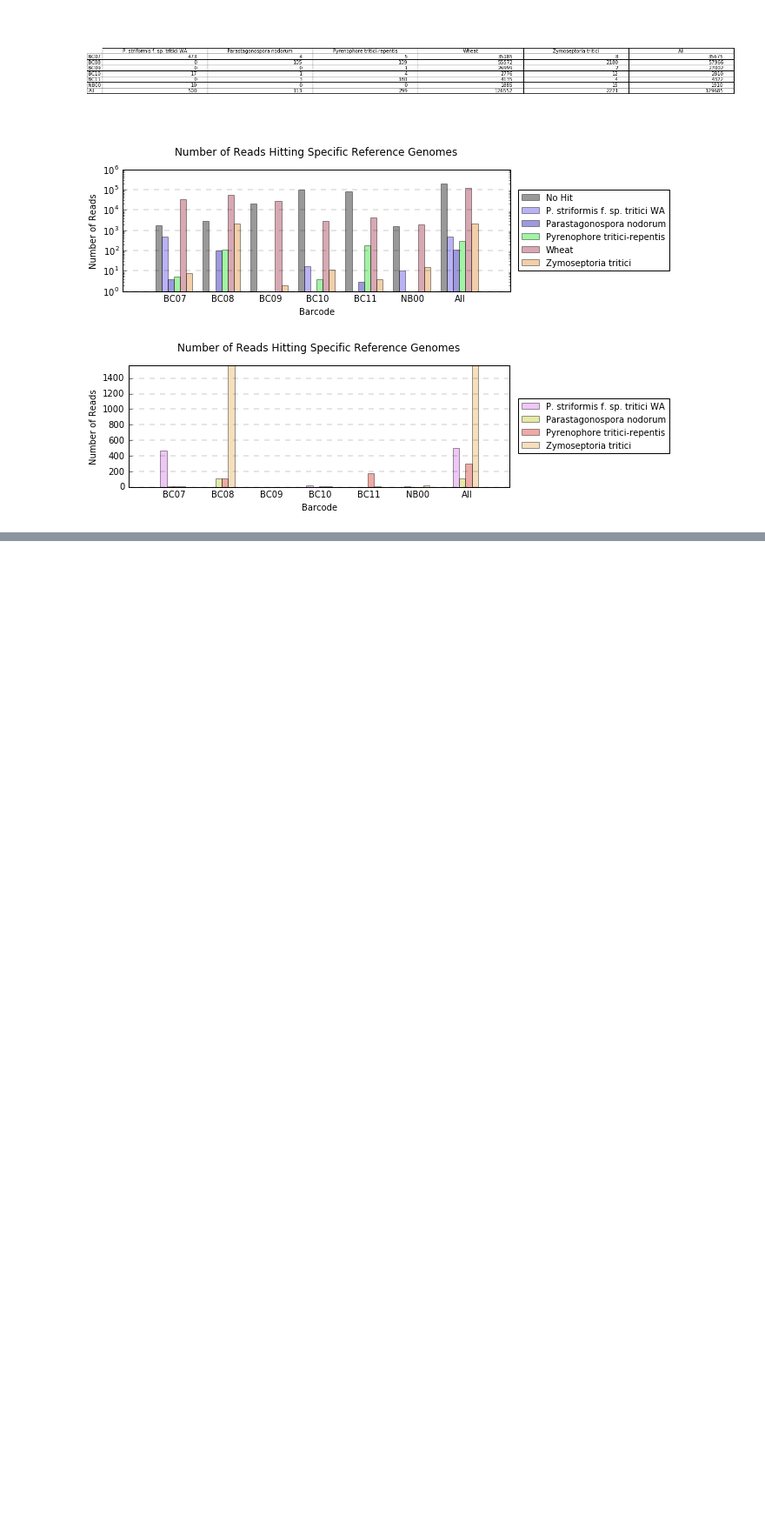
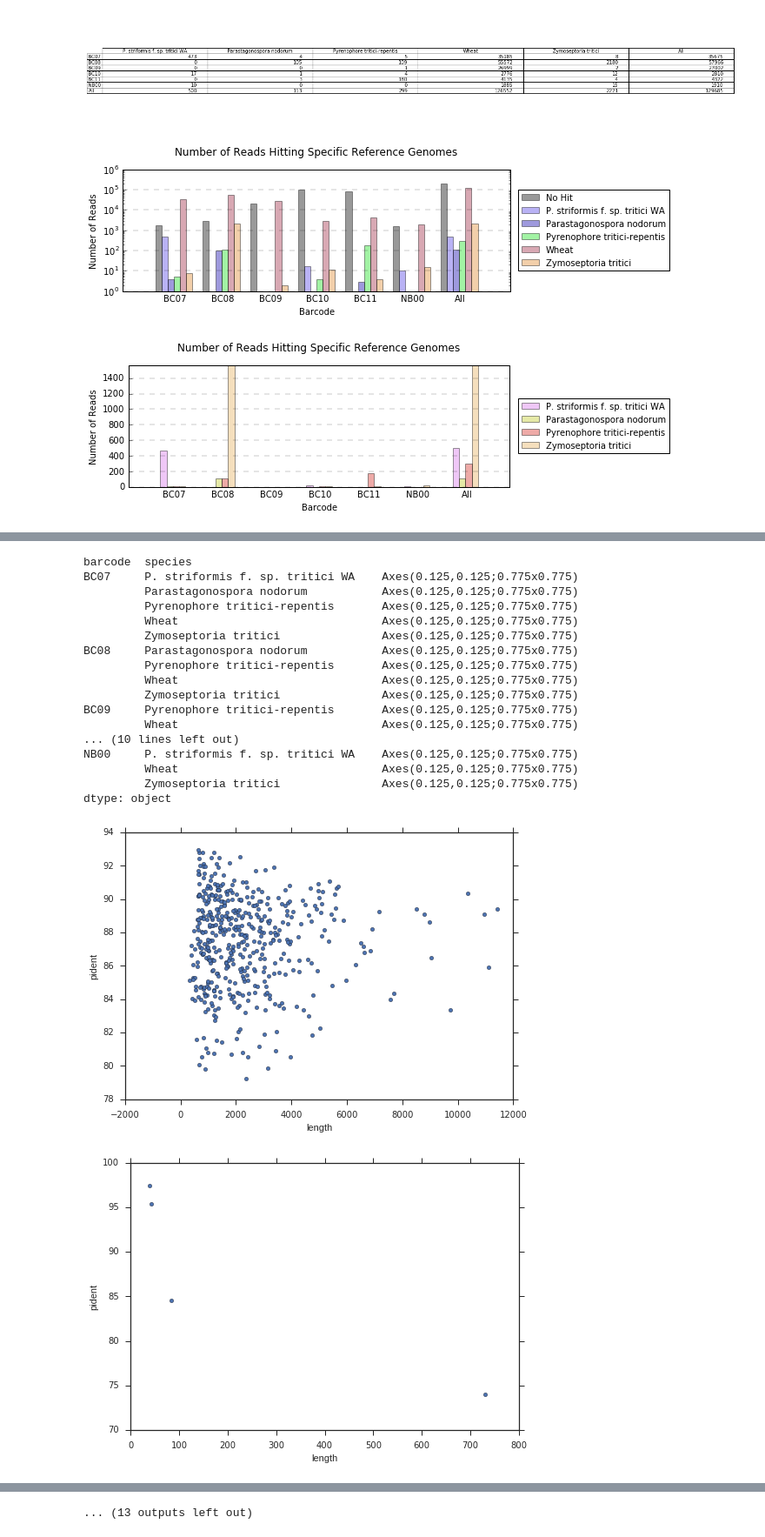
Before and after one commit to BenjaminSchwessinger/Gamran, a Jupyter notebook: 03042017_1D_barcoding_Wagga_exp2.ipynb, the cells around one changed output, grey strips where cells are left out. Shown at 87% size. Saved outputs shown, nothing was run; the diff lists cells and outputs as text; code cells hidden in the pictures; blank space fills up the shorter version.

```diff
--- a/03042017_1D_barcoding_Wagga_exp2.ipynb
+++ b/03042017_1D_barcoding_Wagga_exp2.ipynb
@@ -537,0 +636,22 @@ generateGBGforRGHC(dropmaxspecies=True)
+# %%
+rgblast_df_joint.groupby(['barcode','species']).plot(x='length', y='pident', kind='scatter')
+# %% [output]
+barcode  species
+BC07     P. striformis f. sp. tritici WA    Axes(0.125,0.125;0.775x0.775)
+         Parastagonospora nodorum           Axes(0.125,0.125;0.775x0.775)
+         Pyrenophore tritici-repentis       Axes(0.125,0.125;0.775x0.775)
+         Wheat                              Axes(0.125,0.125;0.775x0.775)
+         Zymoseptoria tritici               Axes(0.125,0.125;0.775x0.775)
+BC08     Parastagonospora nodorum           Axes(0.125,0.125;0.775x0.775)
+         Pyrenophore tritici-repentis       Axes(0.125,0.125;0.775x0.775)
+         Wheat                              Axes(0.125,0.125;0.775x0.775)
+         Zymoseptoria tritici               Axes(0.125,0.125;0.775x0.775)
+BC09     Pyrenophore tritici-repentis       Axes(0.125,0.125;0.775x0.775)
+         Wheat                              Axes(0.125,0.125;0.775x0.775)
+... (10 lines left out)
+NB00     P. striformis f. sp. tritici WA    Axes(0.125,0.125;0.775x0.775)
+         Wheat                              Axes(0.125,0.125;0.775x0.775)
+         Zymoseptoria tritici               Axes(0.125,0.125;0.775x0.775)
+dtype: object
+[figure, added]
+[figure, added]
@@ -537,0 +667 @@ generateGBGforRGHC(dropmaxspecies=True)
+... (13 outputs left out)
```
Also changed, not shown: parts of 46 cells of this notebook.
